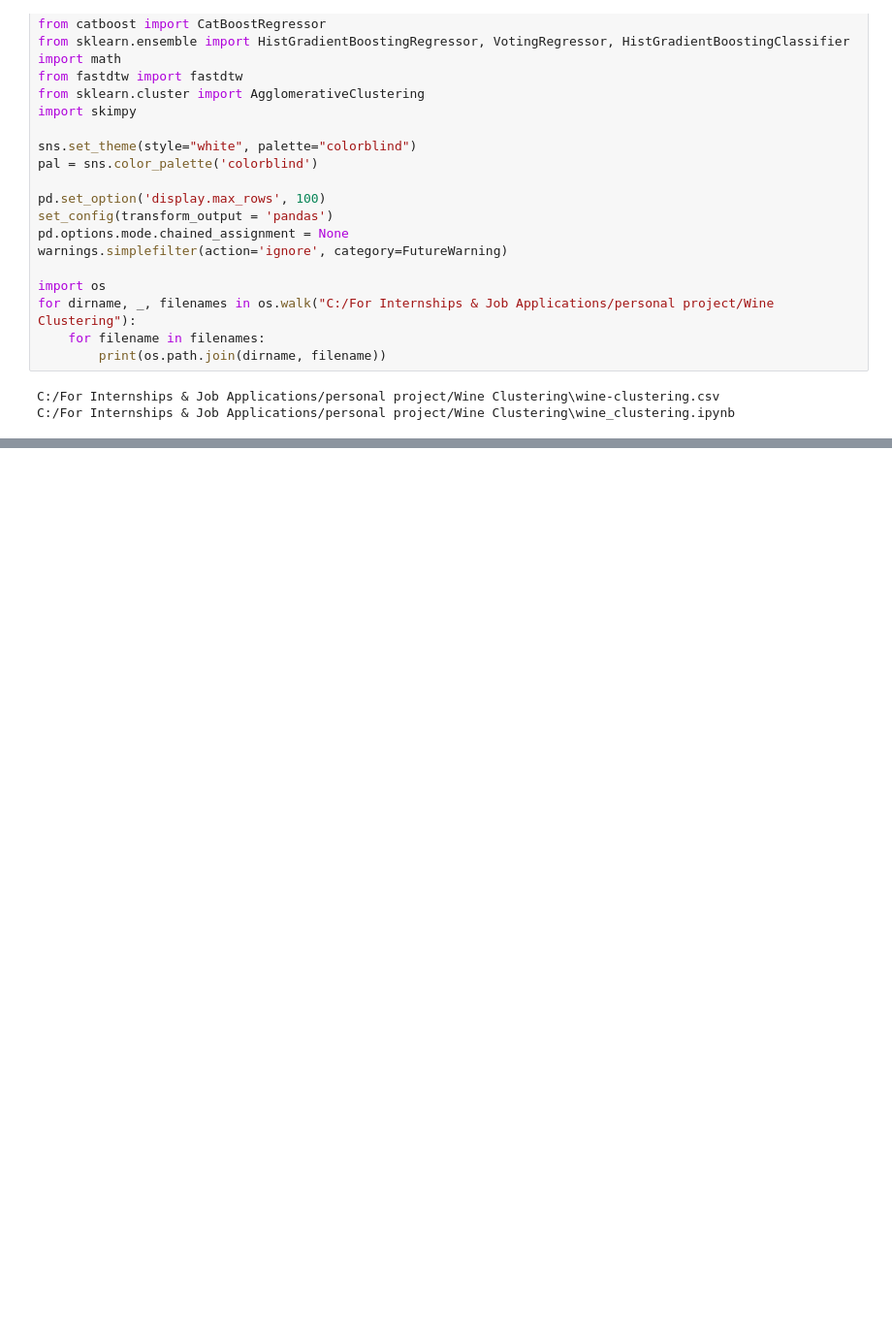
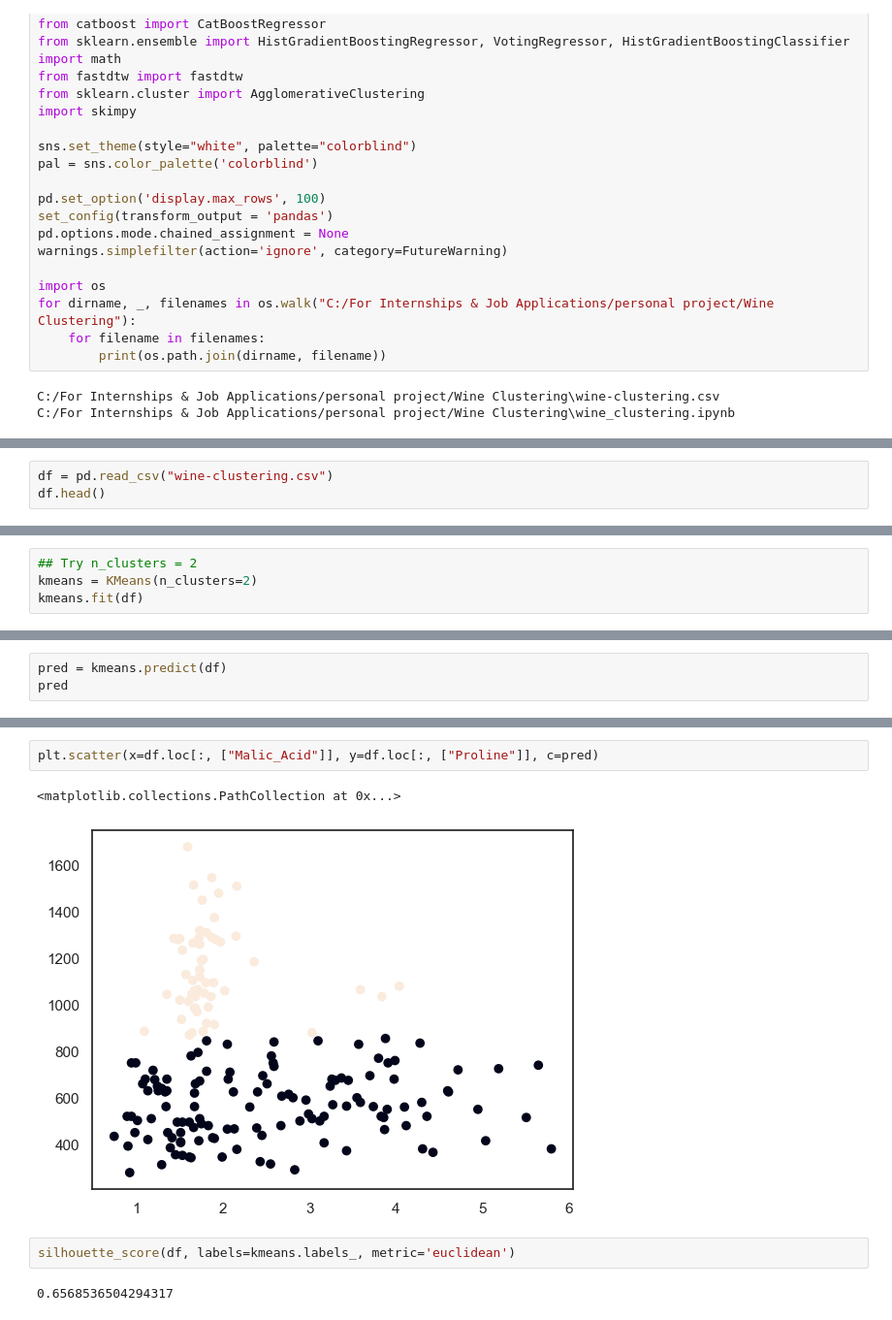
Before and after one commit to h-sutiwas/personal-project, a Jupyter notebook: Wine Clustering/wine_clustering.ipynb, the cells around one changed output, grey strips where cells are left out. Shown at 97% size. Saved outputs shown, nothing was run; the diff lists cells and outputs as text; blank space fills up the shorter version.

Commit message:
K-mean Clustering - 1st try

```diff
--- a/Wine Clustering/wine_clustering.ipynb
+++ b/Wine Clustering/wine_clustering.ipynb
@@ -83,0 +90,3 @@ C:/For Internships & Job Applications/personal project/Wine Clustering\wine_clus
+# %%
+df = pd.read_csv("wine-clustering.csv")
+df.head()
@@ -83,0 +165,4 @@ C:/For Internships & Job Applications/personal project/Wine Clustering\wine_clus
+# %%
+## Try n_clusters = 2
+kmeans = KMeans(n_clusters=2)
+kmeans.fit(df)
@@ -83,0 +171,3 @@ C:/For Internships & Job Applications/personal project/Wine Clustering\wine_clus
+# %%
+pred = kmeans.predict(df)
+pred
@@ -83,0 +184,9 @@ C:/For Internships & Job Applications/personal project/Wine Clustering\wine_clus
+# %%
+plt.scatter(x=df.loc[:, ["Malic_Acid"]], y=df.loc[:, ["Proline"]], c=pred)
+# %% [output]
+<matplotlib.collections.PathCollection at 0x...>
+[figure, added]
+# %%
+silhouette_score(df, labels=kmeans.labels_, metric='euclidean')
+# %% [output]
+0.6568536504294317
```
Also changed, not shown: parts of 10 cells of this notebook.
